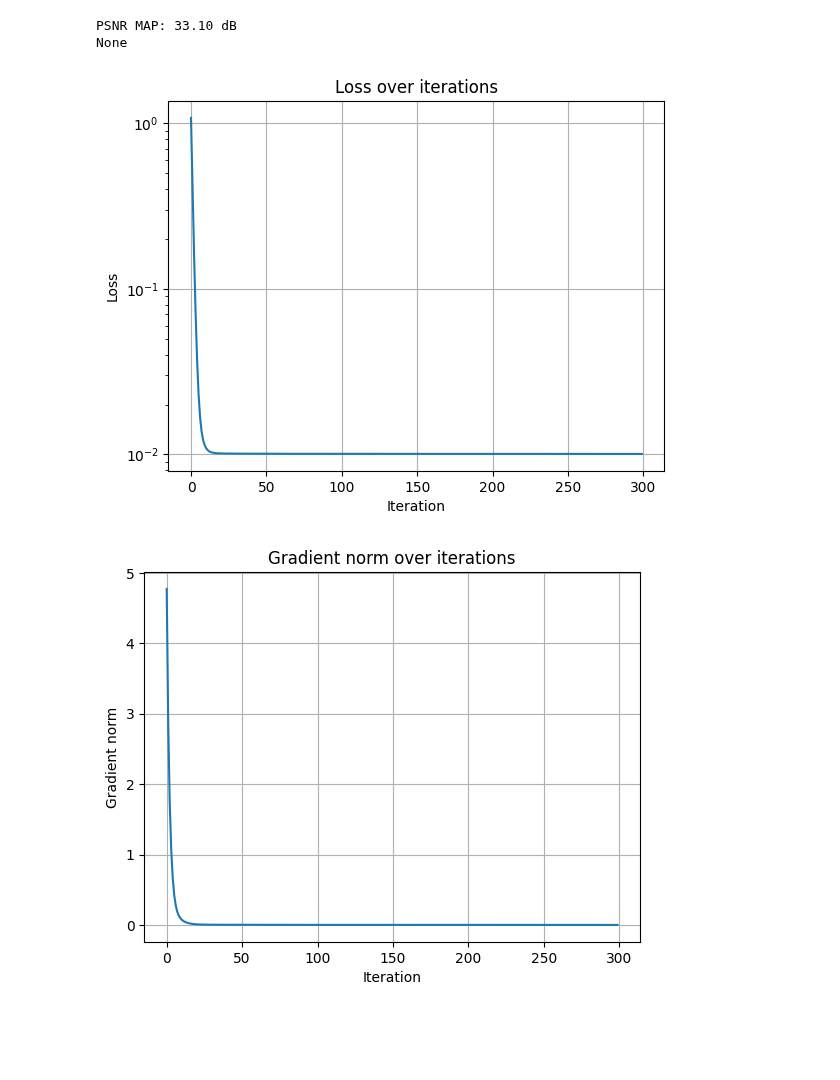
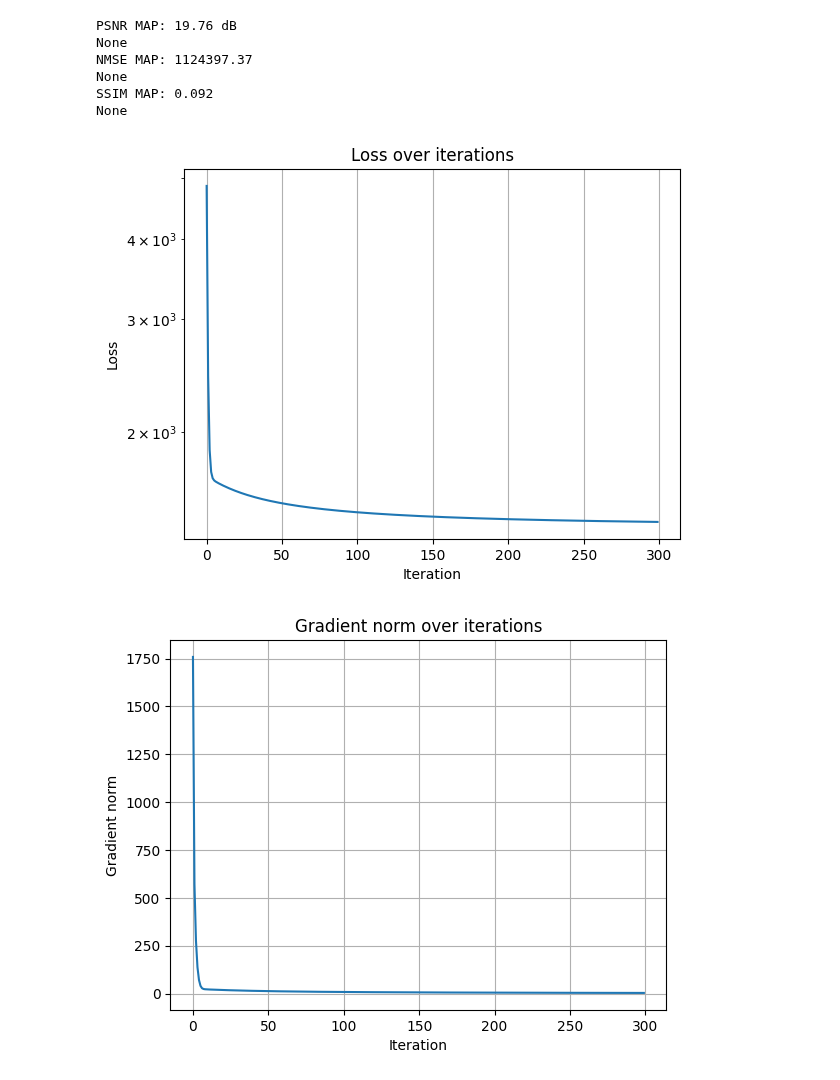
Before and after one commit to jkostaa/bachelor-thesis, a Jupyter notebook: notebooks/map_test.ipynb, the cells around one changed output. Saved outputs shown, nothing was run; the diff lists cells and outputs as text; code cells hidden in the pictures; blank space fills up the shorter version.

Commit message:
corrected metrics

```diff
--- a/notebooks/map_test.ipynb
+++ b/notebooks/map_test.ipynb
@@ -7,6 +7,7 @@ import fastmri
 import fastmri.data
 import fastmri.data.transforms
 import h5py
+import skimage
 import torch
 
 # Set the path to the root of your project
@@ -24,13 +25,13 @@ from utilities.masks import (
     RadialMask
 )
 from fastmri.data import transforms as T
-from utilities.metrics import psnr
+from utilities.metrics import psnr, nmse, mean_squared_error, ssim
 from MAP.map_tv_minimize import MAPEstimator
 from fastmri.data.mri_data import SliceDataset
 from data.load_knee_mri import load_fastmri_data
 from MMSE.mmse_ula import MMSEEstimatorULA
 from MMSE.mmse_mala import MMSEEstimatorMALA
-import skimage as ski
+from skimage.metrics import structural_similarity
 
 
 train_dataset, val_dataset, test_dataset = load_fastmri_data(
@@ -48,15 +49,18 @@ slice_target = target[20]  # match slice index to kspace slice
 tensor_kspace = T.to_tensor(slice_kspace)
 
 
-mask = VariableDensityMask('gaussian', 1.5, seed=30).generate(slice_target.shape)
+mask = VariableDensityMask('gaussian', 0.2, seed=30).generate(slice_target.shape)
 #mask = PseudoRandomColumnMask(slice_target.shape, 2, 1, seed=30).get_mask()
 #mask = CenteredBernoulliMask(0.75, 0.25, seed=30).generate(slice_target.shape)
 
 y = mask * np.fft.fft2(slice_target) # mask * slice_kspace
 y = y / np.abs(y).max()
 
-map_estimator = MAPEstimator(mask, 0.5, 0.01, 1e-2) # def-> 0.95, 0.01, 1e-2, 0.1, 100)
+map_estimator = MAPEstimator(mask, 0.1, 0.1, 1e-2, 0.01, 300) # def-> 0.95, 0.01, 1e-2, 0.1, 100)
 map_reconstruct = map_estimator.subgradient_descent(y)
+
+print(f"target dtype: {slice_target.dtype}")
+print(f"reconstructed image dtype: {map_reconstruct.dtype}")
 
 # mask
 plt.figure(figsize=(5, 5))
@@ -82,6 +86,15 @@ plt.show()
 # psnr
 psnr_map = psnr(map_reconstruct, slice_target)
 print(print(f"PSNR MAP: {psnr_map:.2f} dB"))
+#print(f"skimage PSNR MAP:{skimage.metrics.peak_signal_noise_ratio(slice_target,map_reconstruct, data_range=1.0)} dB")
+
+nmse_map = nmse(map_reconstruct, slice_target)
+print(print(f"NMSE MAP: {nmse_map:.2f}"))
+#print(f"skimage NRMSE MAP:{skimage.metrics.normalized_root_mse(slice_target,map_reconstruct, normalization='euclidean')} ")
+
+ssim_map = ssim(slice_target, map_reconstruct, data_range=1.0)
+print(print(f"SSIM MAP: {ssim_map:.3f}"))
+#print(f"skimage SSIM MAP:{skimage.metrics.structural_similarity(slice_target,map_reconstruct, data_range=1.0)} ")
 
 # loss
 plt.plot(map_estimator.loss_history)
@@ -124,4 +137,8 @@ grad min/max: -5.738095255633708e-06 5.541835646779875e-06
-PSNR MAP: 33.10 dB
+PSNR MAP: 19.76 dB
 None
+NMSE MAP: 1124397.37
+None
+SSIM MAP: 0.092
+None
-[figure, old version]
+[figure, new version]
-[figure, old version]
+[figure, new version]
```
Also changed, not shown: parts of 2 cells of this notebook, 6 other files.
